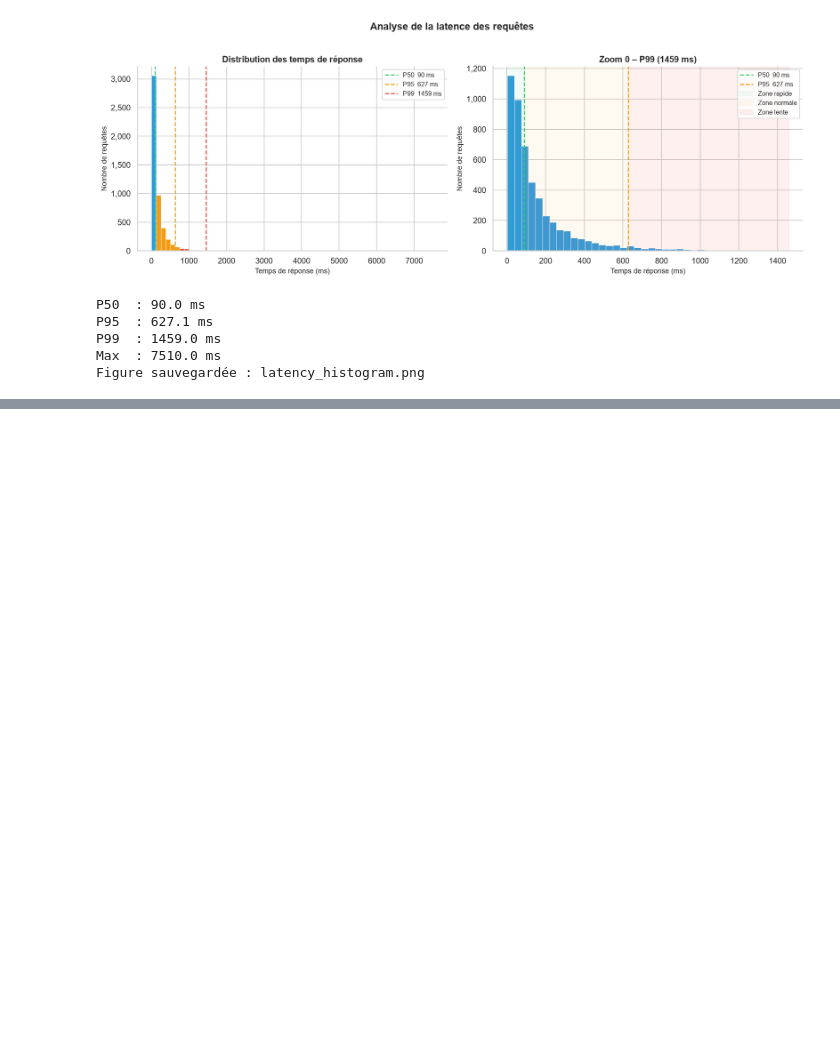
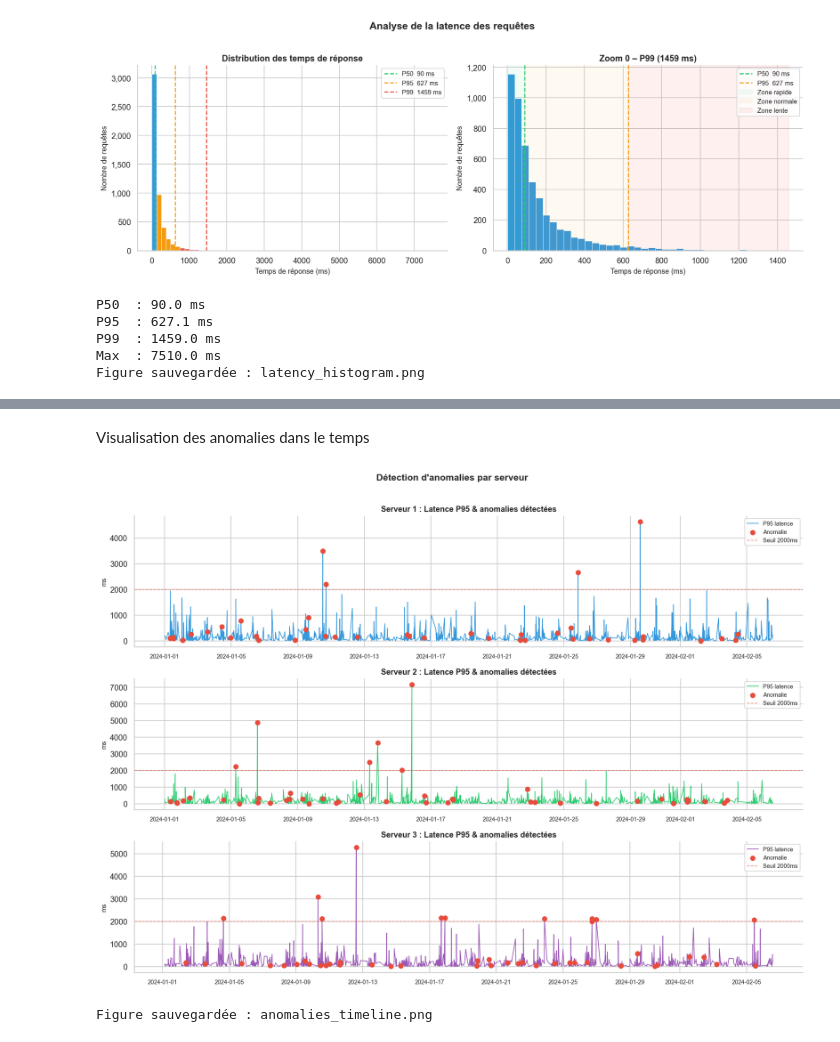
Before and after one commit to majda-soussia/Api-anomaly-detection, a Jupyter notebook: etl.ipynb, the cells around one changed output, grey strips where cells are left out. Saved outputs shown, nothing was run; the diff lists cells and outputs as text; code cells hidden in the pictures; blank space fills up the shorter version.

Commit message:
Adding feature engineering ,  labelling and normalization version 1

```diff
--- a/etl.ipynb
+++ b/etl.ipynb
@@ -438,0 +601,10 @@ Figure sauvegardée : latency_histogram.png
+# %%
+SEUIL_ERROR_5XX   = 0.05    # plus de 5% d'erreurs serveur
+SEUIL_P95_LATENCE = 2000    # p95 latence > 2 secondes
+SEUIL_TRAFIC_MULT = 3.0     # volume x3 par rapport à la moyenne
+mean_requests = features_df["request_count"].mean()
+print("SEUILS D'ANOMALIE")
+print(f"Taux erreur 5xx : > {SEUIL_ERROR_5XX*100}%")
+print(f"Latence p95 : > {SEUIL_P95_LATENCE} ms")
+print(f"Moyenne req/5min : {mean_requests:.1f}")
+print(f"Seuil pic trafic  : > {mean_requests * SEUIL_TRAFIC_MULT:.1f} req/5min")
@@ -438,0 +658,37 @@ Figure sauvegardée : latency_histogram.png
+# %% [markdown]
+Visualisation des anomalies dans le temps
+# %%
+fig, axes = plt.subplots(3, 1, figsize=(14, 10), sharex=False)
+
+servers = sorted(features_df["server_id"].unique())
+colors  = ["#3498db", "#2ecc71", "#9b59b6"]
+
+for i, sid in enumerate(servers):
+    sub = features_df[features_df["server_id"] == sid].copy()
+    sub = sub.set_index("timestamp").sort_index()
+
+    ax = axes[i]
+    ax.plot(sub.index, sub["p95_response_time"],
+            color=colors[i], linewidth=1, label="P95 latence")
+
+    anomalies = sub[sub["is_anomaly"] == 1]
+    ax.scatter(anomalies.index, anomalies["p95_response_time"],
+               color="#e74c3c", s=40, zorder=5, label="Anomalie")
+
+    ax.axhline(SEUIL_P95_LATENCE, color="#e74c3c",
+               linestyle="--", linewidth=1, alpha=0.6, label=f"Seuil {SEUIL_P95_LATENCE}ms")
+
+    ax.set_title(f"Serveur {sid} : Latence P95 & anomalies détectées",
+                 fontsize=11, fontweight="bold")
+    ax.set_ylabel("ms", fontsize=9)
+    ax.legend(fontsize=8, loc="upper right")
+    ax.tick_params(axis="x", labelsize=8)
+
+plt.suptitle("Détection d'anomalies par serveur", fontsize=13, fontweight="bold", y=1.01)
+plt.tight_layout()
+plt.savefig("anomalies_timeline.png", bbox_inches="tight")
+plt.show()
+print("Figure sauvegardée : anomalies_timeline.png")
+# %% [output]
+[figure, added]
+Figure sauvegardée : anomalies_timeline.png
```
Also changed, not shown: parts of 17 cells of this notebook, 10 other files.
